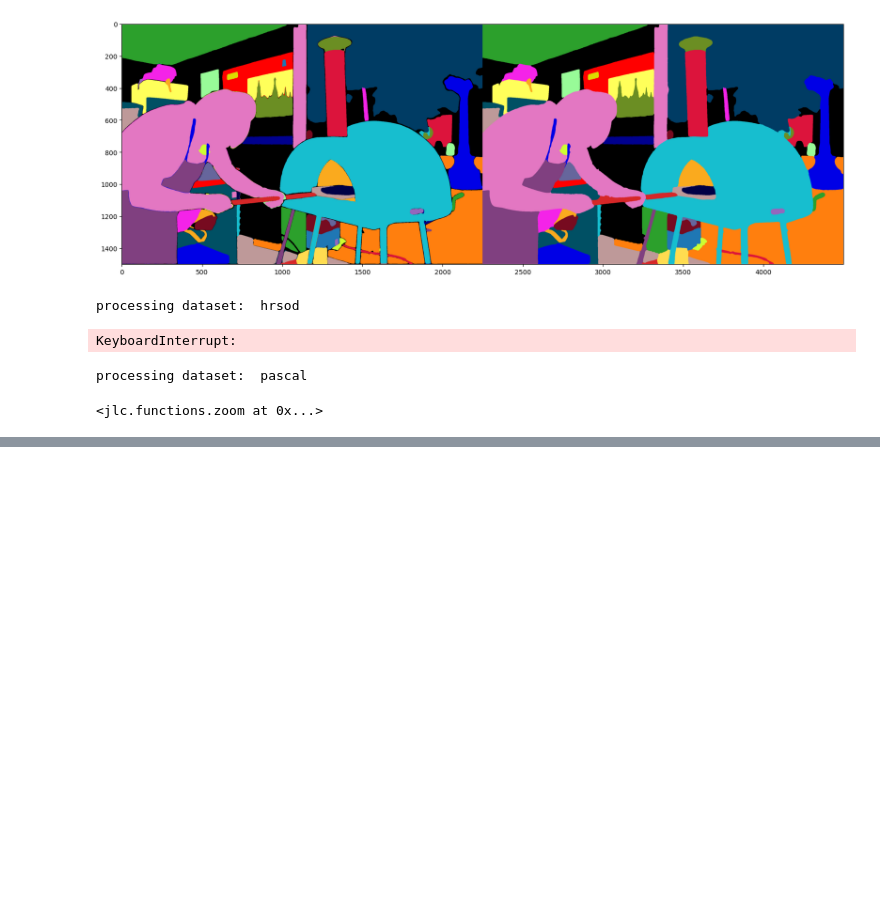
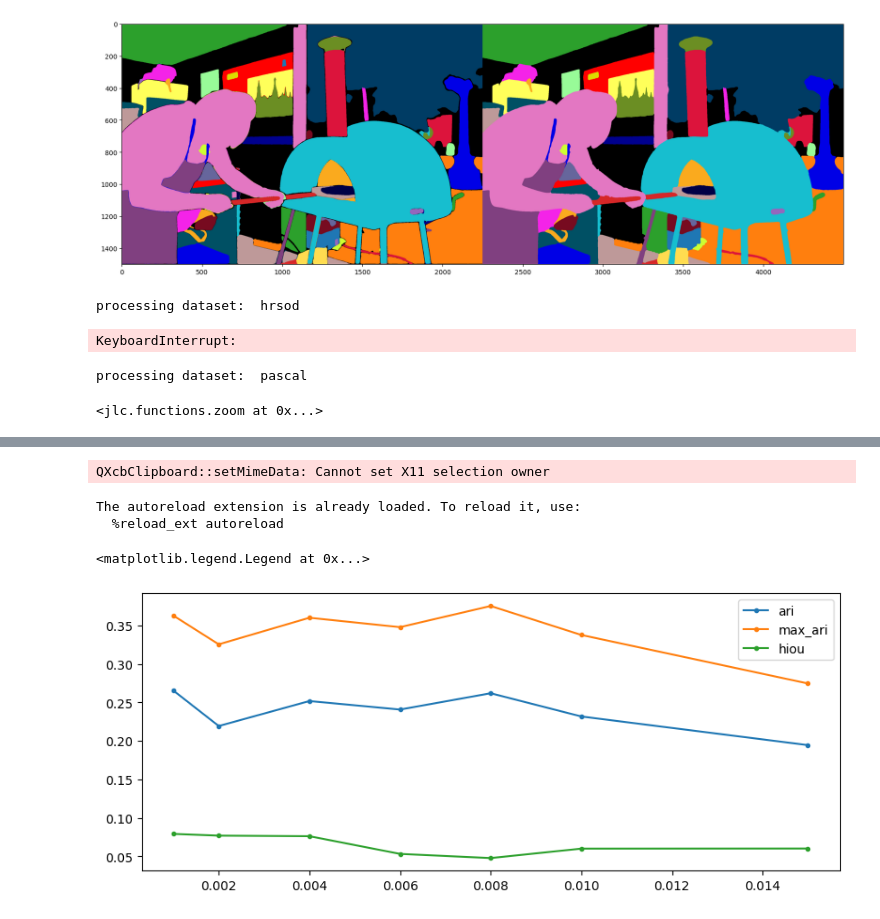
Before and after one commit to JakobLC/diffusion2, a Jupyter notebook: test_script.ipynb, the cells around one changed output, grey strips where cells are left out. Cells and saved outputs as stored; diff of their text form; code cells hidden in the pictures; blank space fills up the shorter version.

```diff
--- a/test_script.ipynb
+++ b/test_script.ipynb
@@ -925,0 +1029,5 @@ jlc.zoom()
+# %%
+import pyperclip
+pyperclip.copy('1\t2\t3\t4')
+# %% [output]
+QXcbClipboard::setMimeData: Cannot set X11 selection owner
@@ -925,0 +1044,31 @@ jlc.zoom()
+# %%
+%load_ext autoreload
+%autoreload 2
+import os,sys
+sys.path.append('./source/')
+import pandas as pd
+import matplotlib.pyplot as plt
+import numpy as np
+
+from source.plot_utils import collect_gen_table
+
+table = collect_gen_table(gen_id="big_eval",name_match_strings="auto", save=False, return_table=True, search_gen_setups=True)
+table["input_scale"] = [float(a.split("=")[-1].split(")")[0]) for a in list(table["model_name"])]
+#sort by input scale
+table = table.sort_values("input_scale")
+# %% [output]
+The autoreload extension is already loaded. To reload it, use:
+  %reload_ext autoreload
+# %%
+plt.figure(figsize=(10,4))
+input_scale = np.array(table["input_scale"]).astype(float)
+ari = np.array(table["ari"]).astype(float)
+max_ari = np.array(table["max_ari"]).astype(float)
+hiou = np.array(table["hiou"]).astype(float)
+plt.plot(input_scale,ari,".-",label="ari")
+plt.plot(input_scale,max_ari,".-",label="max_ari")
+plt.plot(input_scale,hiou,".-",label="hiou")
+plt.legend()
+# %% [output]
+<matplotlib.legend.Legend at 0x...>
+[figure, added]
```
Also changed, not shown: parts of 17 cells of this notebook, 21 other files.
